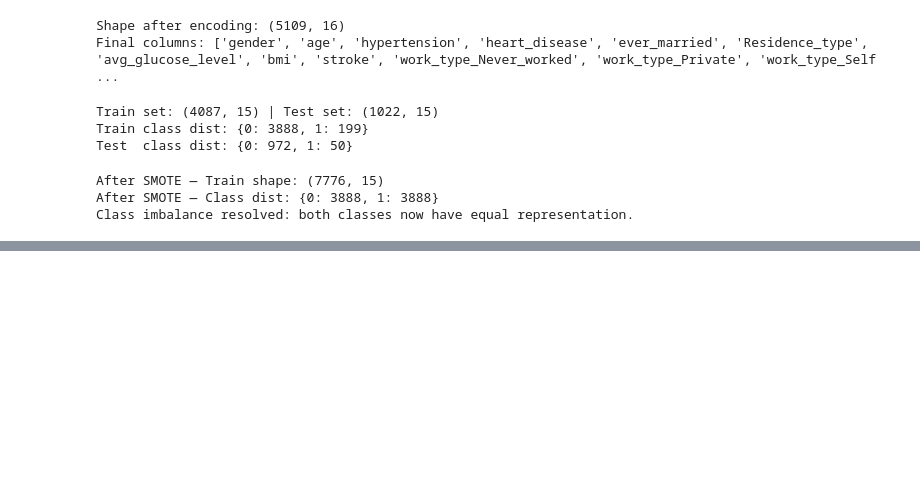
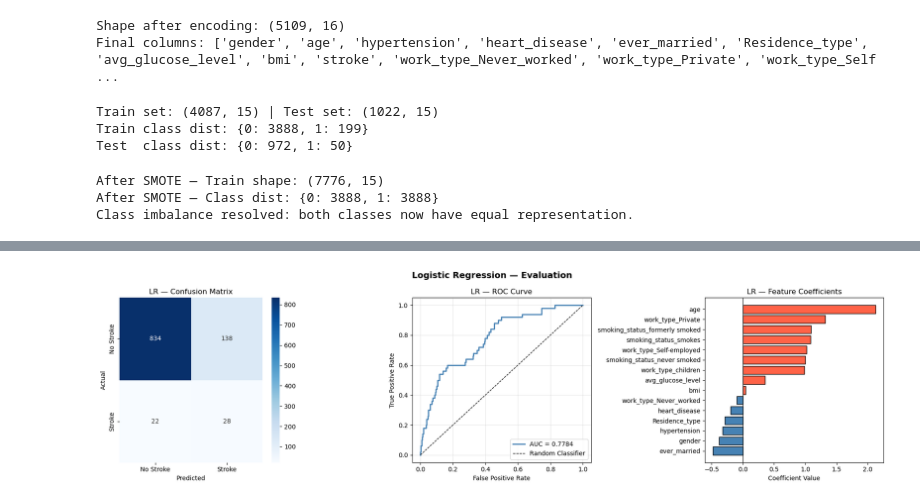
Before and after one commit to Ayesh1998/MSc_Y1S1_ML_Assignment, a Jupyter notebook: stroke_prediction_ML_assignment.ipynb, the cells around one changed output, grey strips where cells are left out. Drawn from its saved outputs; the diff is of its cells as text; code cells hidden in the pictures; blank space fills up the shorter version.

Commit message:
feat: implemented logistic regression model with evaluation metrics

```diff
--- a/stroke_prediction_ML_assignment.ipynb
+++ b/stroke_prediction_ML_assignment.ipynb
@@ -215,0 +242,19 @@ Class imbalance resolved: both classes now have equal representation.
+# %%
+# Predictions on test set
+lr_pred       = lr_model.predict(X_test_lr)
+lr_pred_proba = lr_model.predict_proba(X_test_lr)[:, 1]
+
+# Compute all evaluation metrics
+lr_acc  = accuracy_score(y_test, lr_pred)
+lr_prec = precision_score(y_test, lr_pred)
+lr_rec  = recall_score(y_test, lr_pred)
+lr_f1   = f1_score(y_test, lr_pred)
+lr_auc  = roc_auc_score(y_test, lr_pred_proba)
+
+print('Logistic Regression — Evaluation Results')
+print(f'  Accuracy  : {lr_acc:.4f}')
+print(f'  Precision : {lr_prec:.4f}')
+print(f'  Recall    : {lr_rec:.4f}')
+print(f'  F1-Score  : {lr_f1:.4f}')
+print(f'  ROC-AUC   : {lr_auc:.4f}')
+print('\n' + classification_report(y_test, lr_pred, target_names=['No Stroke', 'Stroke']))
@@ -215,0 +277,37 @@ Class imbalance resolved: both classes now have equal representation.
+# %%
+fig, axes = plt.subplots(1, 3, figsize=(18, 5))
+
+# Plot 1: Confusion Matrix
+cm_lr = confusion_matrix(y_test, lr_pred)
+sns.heatmap(cm_lr, annot=True, fmt='d', cmap='Blues', ax=axes[0],
+            xticklabels=['No Stroke', 'Stroke'],
+            yticklabels=['No Stroke', 'Stroke'])
+axes[0].set_title('LR — Confusion Matrix', fontsize=12)
+axes[0].set_ylabel('Actual')
+axes[0].set_xlabel('Predicted')
+
+# Plot 2: ROC Curve
+fpr_lr, tpr_lr, _ = roc_curve(y_test, lr_pred_proba)
+axes[1].plot(fpr_lr, tpr_lr, color='steelblue', lw=2, label=f'AUC = {lr_auc:.4f}')
+axes[1].plot([0, 1], [0, 1], 'k--', lw=1, label='Random Classifier')
+axes[1].set_xlabel('False Positive Rate')
+axes[1].set_ylabel('True Positive Rate')
+axes[1].set_title('LR — ROC Curve', fontsize=12)
+axes[1].legend(loc='lower right')
+axes[1].grid(True, alpha=0.3)
+
+# Plot 3: Feature Coefficients
+coef_df = pd.DataFrame({'Feature': X.columns, 'Coefficient': lr_model.coef_[0]})
+coef_df = coef_df.sort_values('Coefficient', ascending=True)
+colors = ['tomato' if c > 0 else 'steelblue' for c in coef_df['Coefficient']]
+axes[2].barh(coef_df['Feature'], coef_df['Coefficient'], color=colors, edgecolor='black')
+axes[2].axvline(0, color='black', linewidth=0.8)
+axes[2].set_title('LR — Feature Coefficients', fontsize=12)
+axes[2].set_xlabel('Coefficient Value')
+
+plt.suptitle('Logistic Regression — Evaluation', fontsize=14, fontweight='bold')
+plt.tight_layout()
+plt.savefig('lr_results.png', dpi=150, bbox_inches='tight')
+plt.show()
+# %% [output]
+[figure, added]
```
Also changed, not shown: parts of 4 cells of this notebook.
